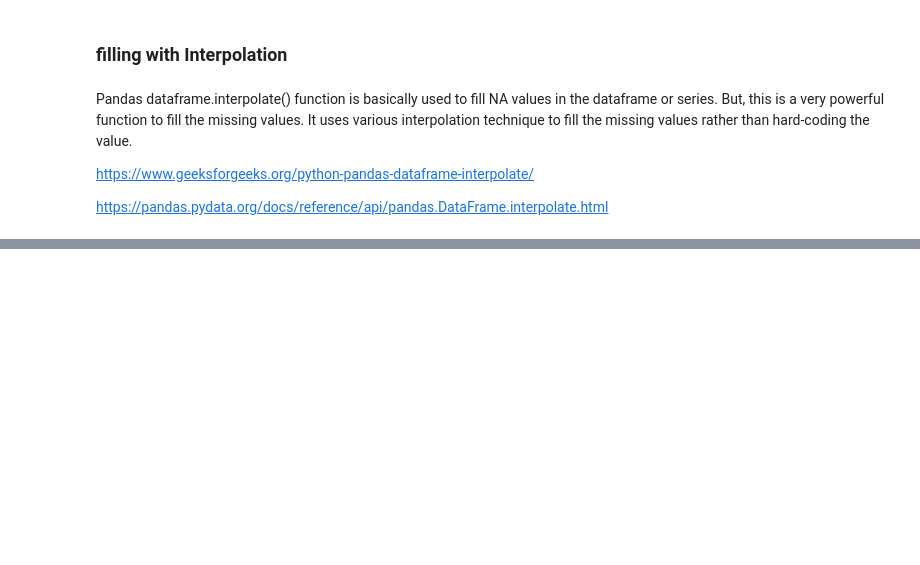
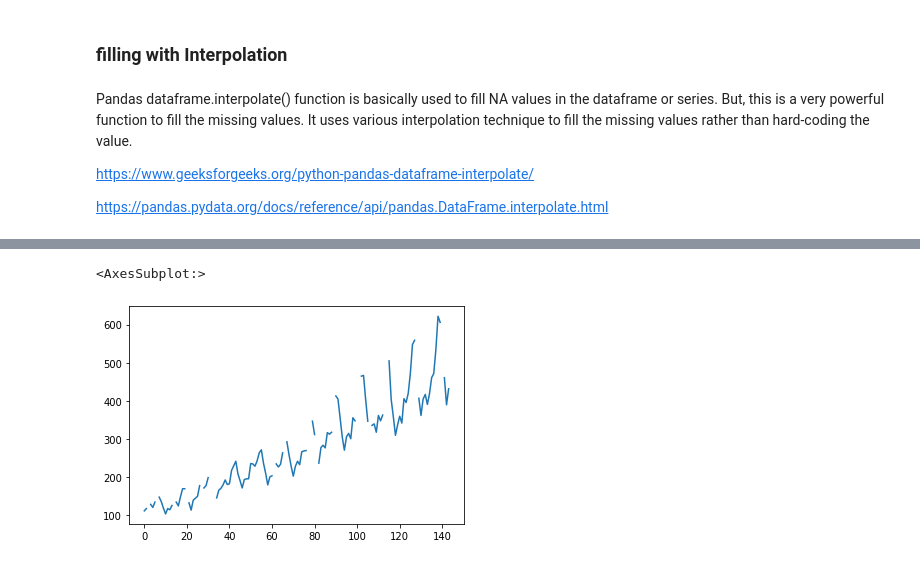
Before and after one commit to agltkn/DawPy, a Jupyter notebook: DAwPy-S7 (Handling Missing Values).ipynb, the cells around one changed output, grey strips where cells are left out. Cells and saved outputs as stored; diff of their text form; code cells hidden in the pictures; blank space fills up the shorter version.

```diff
--- a/DAwPy-S7 (Handling Missing Values).ipynb
+++ b/DAwPy-S7 (Handling Missing Values).ipynb
@@ -1006,0 +1141,4 @@ https://pandas.pydata.org/docs/reference/api/pandas.DataFrame.interpolate.html
+# %%
+flights_copy = flights.copy()
+# %%
+flights_copy.loc[np.random.randint(1,144,20), "passengers"] = None
@@ -1006,0 +1152,5 @@ https://pandas.pydata.org/docs/reference/api/pandas.DataFrame.interpolate.html
+# %%
+flights_copy.passengers.plot()
+# %% [output]
+<AxesSubplot:>
+[figure, added]
```
Also changed, not shown: parts of 16 cells of this notebook.
